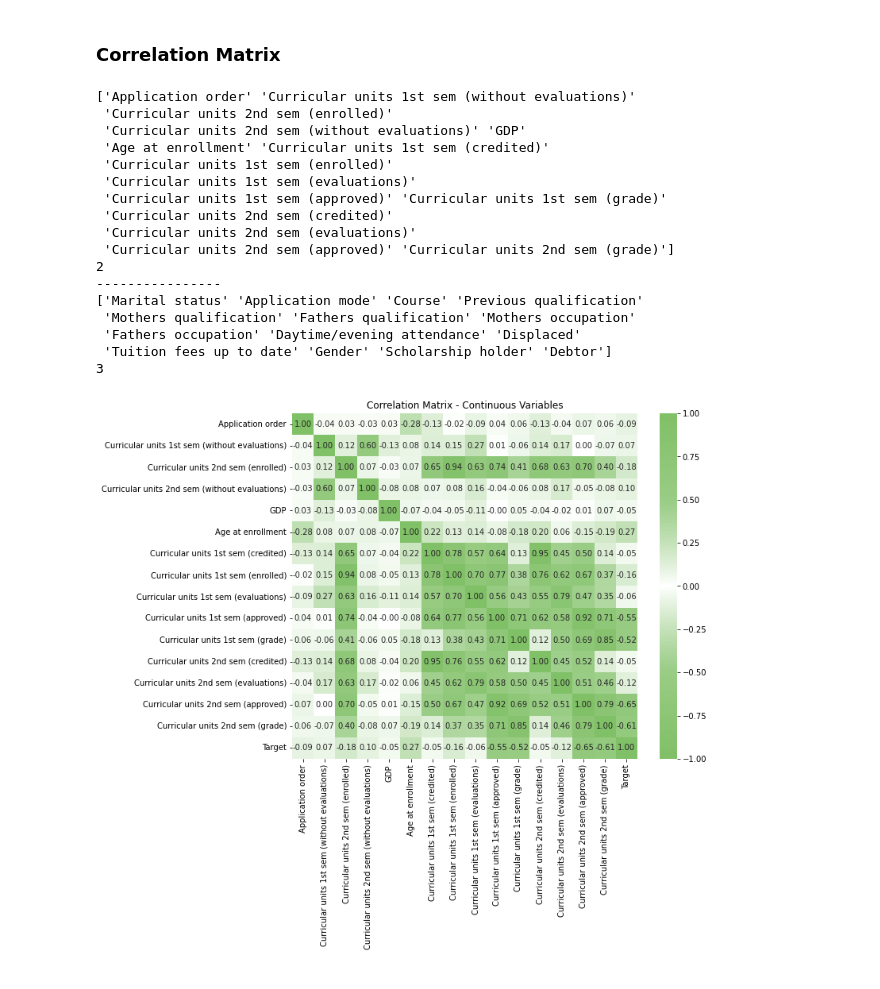
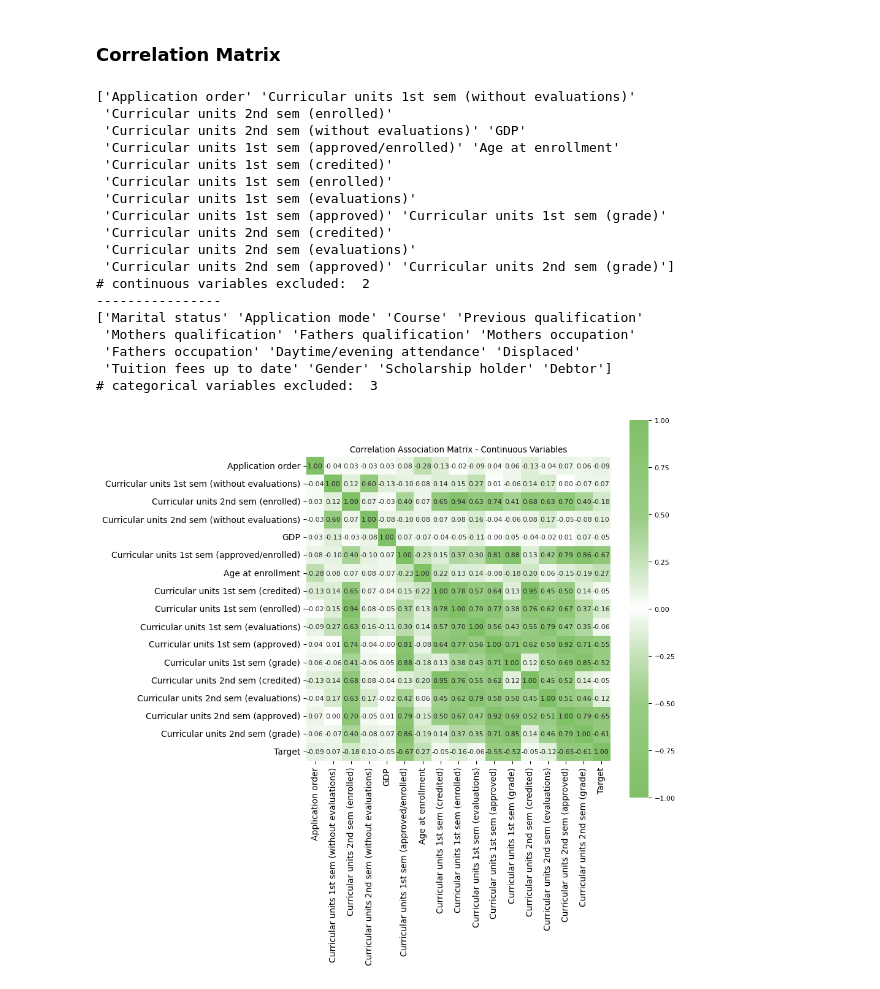
Before and after one commit to KatiaAlbito/university_dropout, a Jupyter notebook: data_exploration.ipynb, the cells around one changed output. Drawn from its saved outputs; the diff is of its cells as text; code cells hidden in the pictures.

```diff
--- a/data_exploration.ipynb
+++ b/data_exploration.ipynb
@@ -116,6 +139,8 @@ plt.show()
 # %% [markdown]
 ### Plot: Categorical Data
 # %%
+# Plotting binary first
+
 a = 2  # number of rows
 b = 4  # number of columns
 c = 1  # initialize plot counter
@@ -131,34 +156,41 @@ for i in binary_vars:
                                  columns=df1['Target'],
                                  normalize="index")
 
-
     cross_tab = pd.crosstab(index=df1[i],
                             columns=df1['Target'])
 
     cross_tab_prop.plot(kind='bar',
                         stacked=True,
-                        colormap='tab10', ax =plt.subplot(a, b, c)
-                       )
+                        color = ['steelblue','skyblue'],
+                        ax =plt.subplot(a, b, c))
 
     plt.legend(loc="lower right", ncol=2, labels = ['Graduate','Dropout'])
     plt.title('{} vs Target'.format(i))
     plt.xlabel(i)
     plt.ylabel("Proportion")
+    plt.grid(linestyle='-', linewidth=1.5, color='#999999', alpha=0.2, axis='y')
 
+    # x-ticks
     if i == 'Gender': plt.xticks([0,1],['Female','Male'])
     if i == 'Daytime/evening attendance': plt.xticks([0,1],['Evening','Daytime'])
     if i not in ['Gender','Daytime/evening attendance']: plt.xticks([0,1],['No','Yes'])
 
+    plt.xticks(rotation=50)
+
+    # add % tags to the bars
     for n, x in enumerate([*cross_tab.index.values]):
         for (proportion, y_loc) in zip(cross_tab_prop.loc[x],
                                    cross_tab_prop.loc[x].cumsum()):
 
-            plt.text(x=n - 0.17,
-                     y=y_loc,
-                     s=f'{np.round(proportion * 100, 1)}%',
-                     color="black",
-                     fontsize=12,
-                     fontweight="bold")
+            plt.text(x = n - 0.1,
+                     y = y_loc - 0.05,
+                     s = f'{np.round(proportion * 100, 0)}%',
+                     color = "black",
+                     fontsize = 11)
+
+    # remove top and right borders
+    for pos in ['top', 'right']: plt.gca().spines[pos].set_visible(False)
+
     c = c + 1
 
 plt.tight_layout()
@@ -181,6 +260,9 @@ print(equal_variance_vars)
 # %% [output]
 ['Age at enrollment', 'Curricular units 1st sem (credited)', 'Curricular units 1st sem (enrolled)', 'Curricular units 1st sem (evaluations)', 'Curricular units 1st sem (approved)', 'Curricular units 1 ...
 ['Application order', 'Curricular units 1st sem (without evaluations)', 'Curricular units 2nd sem (enrolled)', 'Curricular units 2nd sem (without evaluations)', 'Unemployment rate', 'Inflation rate',  ...
+# %%
+# NA are students not enrolled in any 1st sem course i.e. division by 0.
+df0['Curricular units 1st sem (approved/enrolled)'].fillna(0, inplace=True)
 # %%
 test_results = pd.DataFrame()
 p_val = 0.01
@@ -282,29 +355,32 @@ df_P
 # %% [markdown]
 ### Correlation Matrix
 # %%
+# keep only variables statistically relevant to the Target
 cont_vars_statistically_significant = np.array(test_results[test_results['test_result'] == 1]['variable'])
 cat_vars_statistically_significant = np.array(df_P[df_P['test_result'] == 1]['variable'])
+
 print(cont_vars_statistically_significant)
-print(len(cont_vars)-len(cont_vars_statistically_significant))
+print('# continuous variables excluded: ',len(cont_vars)-len(cont_vars_statistically_significant))
 print('----------------')
 print(cat_vars_statistically_significant)
-print(len(cat_vars[:-1])-len(cat_vars_statistically_significant))
+print('# categorical variables excluded: ', len(cat_vars[:-1])-len(cat_vars_statistically_significant))
 # %% [output]
 ['Application order' 'Curricular units 1st sem (without evaluations)'
  'Curricular units 2nd sem (enrolled)'
  'Curricular units 2nd sem (without evaluations)' 'GDP'
- 'Age at enrollment' 'Curricular units 1st sem (credited)'
+ 'Curricular units 1st sem (approved/enrolled)' 'Age at enrollment'
+ 'Curricular units 1st sem (credited)'
  'Curricular units 1st sem (enrolled)'
  'Curricular units 1st sem (evaluations)'
  'Curricular units 1st sem (approved)' 'Curricular units 1st sem (grade)'
  'Curricular units 2nd sem (credited)'
  'Curricular units 2nd sem (evaluations)'
  'Curricular units 2nd sem (approved)' 'Curricular units 2nd sem (grade)']
-2
+# continuous variables excluded:  2
 ----------------
 ['Marital status' 'Application mode' 'Course' 'Previous qualification'
  'Mothers qualification' 'Fathers qualification' 'Mothers occupation'
  'Fathers occupation' 'Daytime/evening attendance' 'Displaced'
  'Tuition fees up to date' 'Gender' 'Scholarship holder' 'Debtor']
-3
+# categorical variables excluded:  3
 # %%
@@ -327,10 +404,17 @@ def create_custom_cmap():
 
 cmap = create_custom_cmap()
 # %%
-# Continuous Matrix
-# Correlation ratio association plot
-fig, ax1 = plt.subplots(figsize=(10, 8))
-cor_ratio = associations(df0[np.append(cont_vars_statistically_significant, ['Target']) ], nom_num_assoc='correlation_ratio', num_num_assoc='pearson', cmap=cmap, ax=ax1, title='Correlation Matrix - Continuous Variables')
+# Continuous Variables
+# Generate Cramer's V Correlation ratio association plot
+fig, ax1 = plt.subplots(figsize=(8, 8))
+plt.rcParams.update({'font.size': 8})
+
+cor_ratio = associations(df0[np.append(cont_vars_statistically_significant, ['Target']) ],
+                        nom_num_assoc = 'correlation_ratio',
+                        num_num_assoc = 'pearson',
+                        cmap = cmap,
+                        ax = ax1,
+                        title = 'Correlation Association Matrix - Continuous Variables')
 plt.show()
 # %% [output]
-[figure, old version]
+[figure, new version]
```
Also changed, not shown: parts of 28 cells of this notebook.
